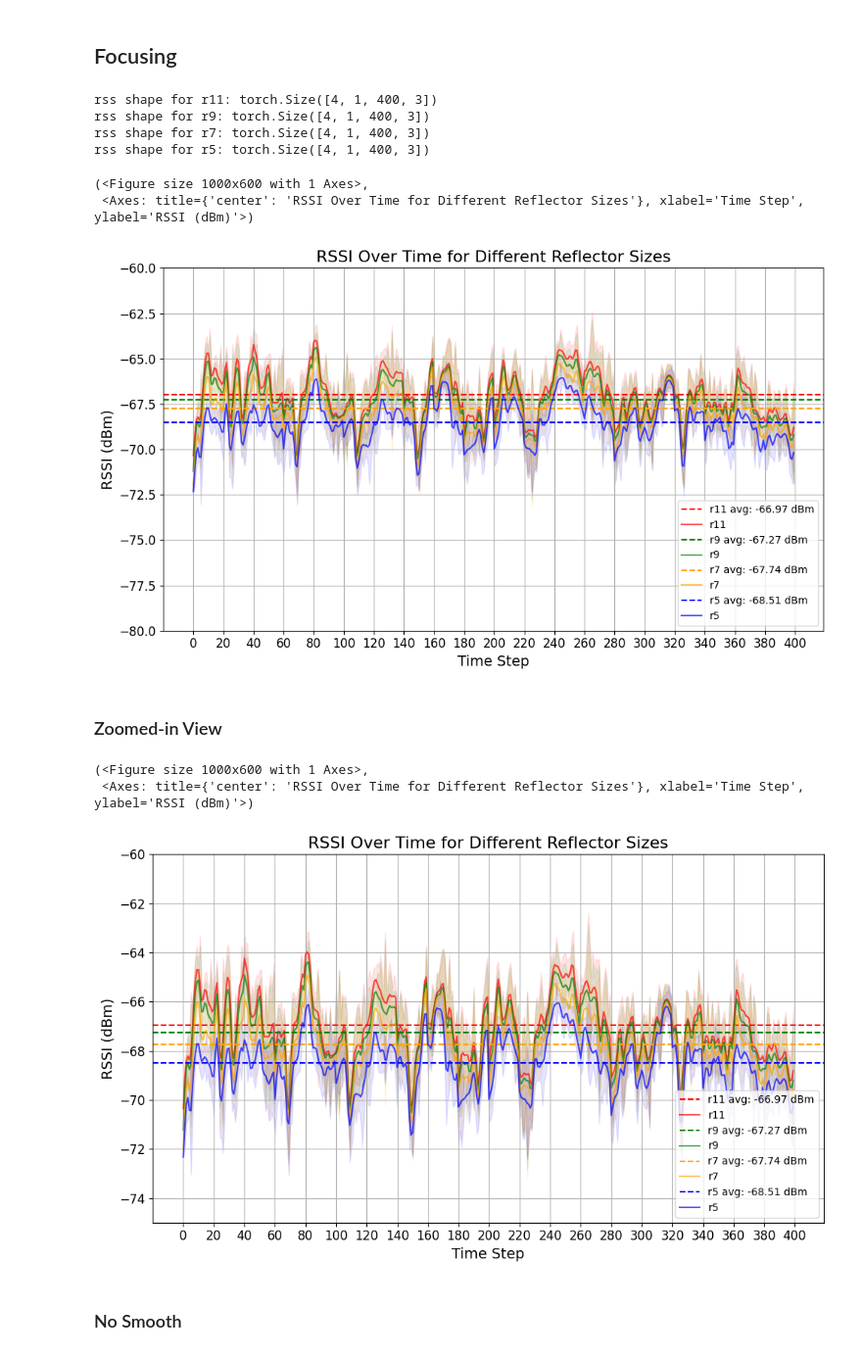
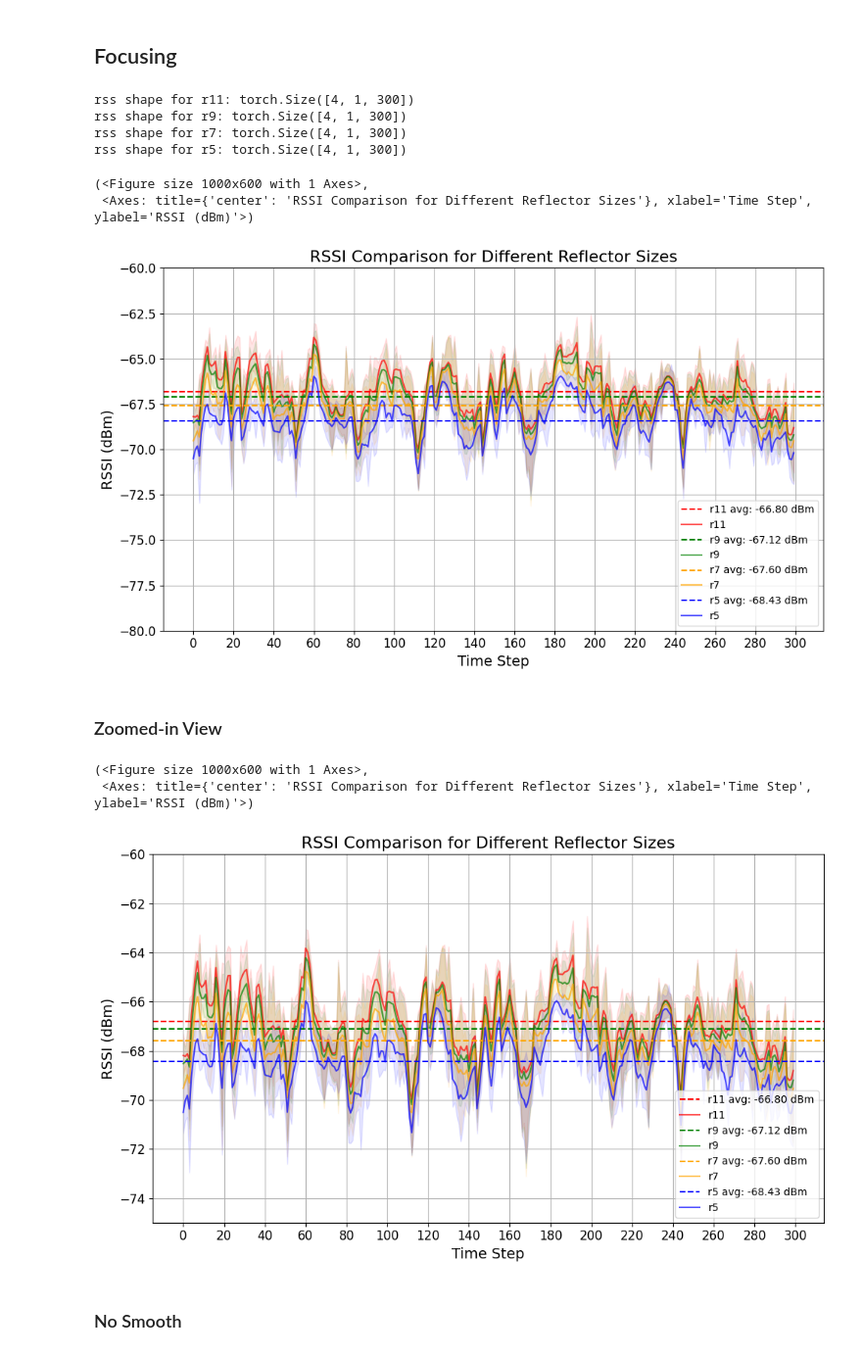
Before and after one commit to hieutrungle/saris_revised, a Jupyter notebook: rs/notebook/hallway_tracking_fast_results.ipynb, the cells around one changed output. Shown at 98% size. Saved outputs shown, nothing was run; the diff lists cells and outputs as text; code cells hidden in the pictures.

```diff
--- a/rs/notebook/hallway_tracking_fast_results.ipynb
+++ b/rs/notebook/hallway_tracking_fast_results.ipynb
@@ -6,9 +6,9 @@ import glob
 import os
 # %%
 result_files = {
-    "ma2": "/home/hieule/research/saris_revised/local_assets/Hallway_L/e4tot100/hallway_focus_2_agents_e4tot100_eval/env_rollout_images.pt",
-    "ma3": "/home/hieule/research/saris_revised/local_assets/Hallway_L/e4tot100/hallway_focus_3_agents_r7_e4tot100_eval/env_rollout_images.pt",
-    "ma4": "/home/hieule/research/saris_revised/local_assets/Hallway_L/e4tot100/hallway_focus_4_agents_e4tot100_eval/env_rollout_images.pt",
+    "2 users": "/home/hieule/research/saris_revised/local_assets/Hallway_L/e4tot100/hallway_focus_2_agents_e4tot100_eval/env_rollout_images.pt",
+    "3 users": "/home/hieule/research/saris_revised/local_assets/Hallway_L/e4tot100/hallway_focus_3_agents_r7_e4tot100_eval/env_rollout_images.pt",
+    "4 users": "/home/hieule/research/saris_revised/local_assets/Hallway_L/e4tot100/hallway_focus_4_agents_e4tot100_eval/env_rollout_images.pt",
     "hex2ue": "/home/hieule/research/saris_revised/local_assets/Hallway_L/e4tot100/hallway_focus_2_agents_hex_e4tot100_eval/env_rollout_images.pt",
     "hex3ue": "/home/hieule/research/saris_revised/local_assets/Hallway_L/e4tot100/hallway_focus_3_agents_hex_e4tot100_eval/env_rollout_images.pt",
     "hex4ue": "/home/hieule/research/saris_revised/local_assets/Hallway_L/e4tot100/hallway_focus_4_agents_hex_e4tot100_eval/env_rollout_images.pt",
@@ -16,12 +16,13 @@ result_files = {
     "r7": "/home/hieule/research/saris_revised/local_assets/Hallway_L/e4tot100/hallway_focus_3_agents_r7_e4tot100_eval/env_rollout_images.pt",
     "r9": "/home/hieule/research/saris_revised/local_assets/Hallway_L/e4tot100/hallway_focus_3_agents_r9_e4tot100_eval/env_rollout_images.pt",
     "r11": "/home/hieule/research/saris_revised/local_assets/Hallway_L/e4tot100/hallway_focus_3_agents_r11_e4tot100_eval/env_rollout_images.pt",
-    # "colr7": "",
     "f0": "/home/hieule/research/saris_revised/local_assets/Hallway_L/e4tot100/hallway_focus_f0_e4tot100_eval/env_rollout_images.pt",
     "f1": "/home/hieule/research/saris_revised/local_assets/Hallway_L/e4tot100/hallway_focus_f1_e4tot100_eval/env_rollout_images.pt",
     "f2": "/home/hieule/research/saris_revised/local_assets/Hallway_L/e4tot100/hallway_focus_3_agents_r7_e4tot100_eval/env_rollout_images.pt",
     "f3": "/home/hieule/research/saris_revised/local_assets/Hallway_L/e4tot100/hallway_focus_f3_e4tot100_eval/env_rollout_images.pt",
     "f4": "/home/hieule/research/saris_revised/local_assets/Hallway_L/e4tot100/hallway_focus_f4_e4tot100_eval/env_rollout_images.pt",
+    "col": "/home/hieule/research/saris_revised/local_assets/Hallway_L/e4tot100/hallway_col_eval/env_rollout_images.pt",
+    "sa" : "/home/hieule/research/saris_revised/local_assets/Hallway_L/e4tot100/hallway_focus_sa_eval/env_rollout_images.pt",
 }
 
 all_results = {}
@@ -32,0 +72,4 @@ for key, file_path in result_files.items():
+# %%
+rss = all_results['sa']['agents']["cur_rss"][0, 0, 110].mean()
+rss = 10 * torch.log10(rss) + 30  # Convert to dBm
+print(f"Received Signal Strength (RSS) at time step 110: {rss:.2f} dBm")
@@ -44,7 +89,7 @@ def smooth(data, window_size=5):
     smoothed_data = smoothed_data[pad_size:-pad_size]
     return smoothed_data
 
-def plot_rssi(rssis, title, ymin=-100, ymax=-55, is_smooth=True, colors=None, xvals=None):
+def plot_rssi(rssis, title, ymin=-100, ymax=-55, is_smooth=True, colors=None, xvals=None, interval=4, n_last=1):
 
     fig, ax = plt.subplots(figsize=(10, 6))
     for key, rssi in rssis.items():
@@ -58,10 +103,9 @@ def plot_rssi(rssis, title, ymin=-100, ymax=-55, is_smooth=True, colors=None, xv
 
             # smooth data for every 20 steps only
             rfsss = []
-            n_last = -2
             last_n_each = []
-            for i in range(0, len(rssi_mean), 20):
-                tmp_rfs = rssi_mean[i:i+20]
+            for i in range(0, len(rssi_mean), interval):
+                tmp_rfs = rssi_mean[i:i+interval]
                 last_n_each.append(tmp_rfs[-n_last:])
                 tmp_rfs = smooth(tmp_rfs, window_size=3)
                 rfsss.append(tmp_rfs)
@@ -71,14 +115,15 @@ def plot_rssi(rssis, title, ymin=-100, ymax=-55, is_smooth=True, colors=None, xv
             last_n_each_avg = last_n_each.mean()
             # plot the single value as a horizonaltal line of (last_n_each_avg)
             ax.axhline(y=last_n_each_avg, color=colors[key], linestyle='--', label=f'{key} avg: {last_n_each_avg:.2f} dBm')
-
             rssi_std = rssi.std(dim=0)[0].cpu().numpy()
             x = range(len(rssi_mean))
             ax.plot(x, rssi_mean, label=f'{key}', alpha=0.7, color=colors[key])
+
             ax.fill_between(range(len(rssi_mean)),
                             rssi_mean - rssi_std,
                             rssi_mean + rssi_std,
                             alpha=0.1, color=colors[key])
+
     if title != "":
         ax.set_title(title, fontsize=16)
     ax.set_xlabel('Time Step', fontsize=14)
@@ -94,6 +139,7 @@ def plot_rssi(rssis, title, ymin=-100, ymax=-55, is_smooth=True, colors=None, xv
 # %% [markdown]
 ## Focusing
 # %%
+interval = 4
 focusing_results = {
     "r11": all_results["r11"],
     "r9": all_results["r9"],
@@ -105,33 +151,40 @@ for key, result in focusing_results.items():
     rss = result["agents", "cur_rss"].cpu()
     rss = [rss[..., 0, i:i+1] for i in range(rss.shape[-1])]
     rss = torch.cat(rss, dim=-1)
-    print(f"rss shape for {key}: {rss.shape}")
     tmp = rss.mean(dim=-1)
-    focusing_rssis[key] = 10 * torch.log10(tmp) + 30  # Convert to dBm
+    # take all values of tmp except every 4th element
+    tmp = np.delete(tmp, np.arange(0, tmp.shape[-1], interval), axis=-1)
+    print(f"rss shape for {key}: {tmp.shape}")
+    focusing_rssis[key] = 10 * torch.log10(tmp + 1e-13) + 30  # Convert to dBm
+
 focusing_colors = {
         "r11": "red",
         "r9": "green",
         "r7": "orange",
         "r5": "blue",
         }
-plot_rssi(focusing_rssis, "RSSI Over Time for Different Reflector Sizes",
-          ymin=-80, ymax=-60, colors=focusing_colors)
+plot_rssi(focusing_rssis, "RSSI Comparison for Different Reflector Sizes",
+          ymin=-80, ymax=-60, colors=focusing_colors, is_smooth=True,
+            interval = interval)
 # %% [output]
-rss shape for r11: torch.Size([4, 1, 400, 3])
-rss shape for r9: torch.Size([4, 1, 400, 3])
-rss shape for r7: torch.Size([4, 1, 400, 3])
-rss shape for r5: torch.Size([4, 1, 400, 3])
+rss shape for r11: torch.Size([4, 1, 300])
+rss shape for r9: torch.Size([4, 1, 300])
+rss shape for r7: torch.Size([4, 1, 300])
+rss shape for r5: torch.Size([4, 1, 300])
 (<Figure size 1000x600 with 1 Axes>,
- <Axes: title={'center': 'RSSI Over Time for Different Reflector Sizes'}, xlabel='Time Step', ylabel='RSSI (dBm)'>)
+ <Axes: title={'center': 'RSSI Comparison for Different Reflector Sizes'}, xlabel='Time Step', ylabel='RSSI (dBm)'>)
-[figure, old version]
+[figure, new version]
 # %% [markdown]
 ### Zoomed-in View
 # %%
-plot_rssi(focusing_rssis, "RSSI Over Time for Different Reflector Sizes", ymin=-75, ymax=-60, colors=focusing_colors)
+
+plot_rssi(focusing_rssis, "RSSI Comparison for Different Reflector Sizes",
+          ymin=-75, ymax=-60, colors=focusing_colors, is_smooth=True,
+            interval = interval)
 # %% [output]
 (<Figure size 1000x600 with 1 Axes>,
- <Axes: title={'center': 'RSSI Over Time for Different Reflector Sizes'}, xlabel='Time Step', ylabel='RSSI (dBm)'>)
+ <Axes: title={'center': 'RSSI Comparison for Different Reflector Sizes'}, xlabel='Time Step', ylabel='RSSI (dBm)'>)
-[figure, old version]
+[figure, new version]
 # %% [markdown]
 ### No Smooth
 # %%
```
Also changed, not shown: parts of 16 cells of this notebook, 3 other files.
